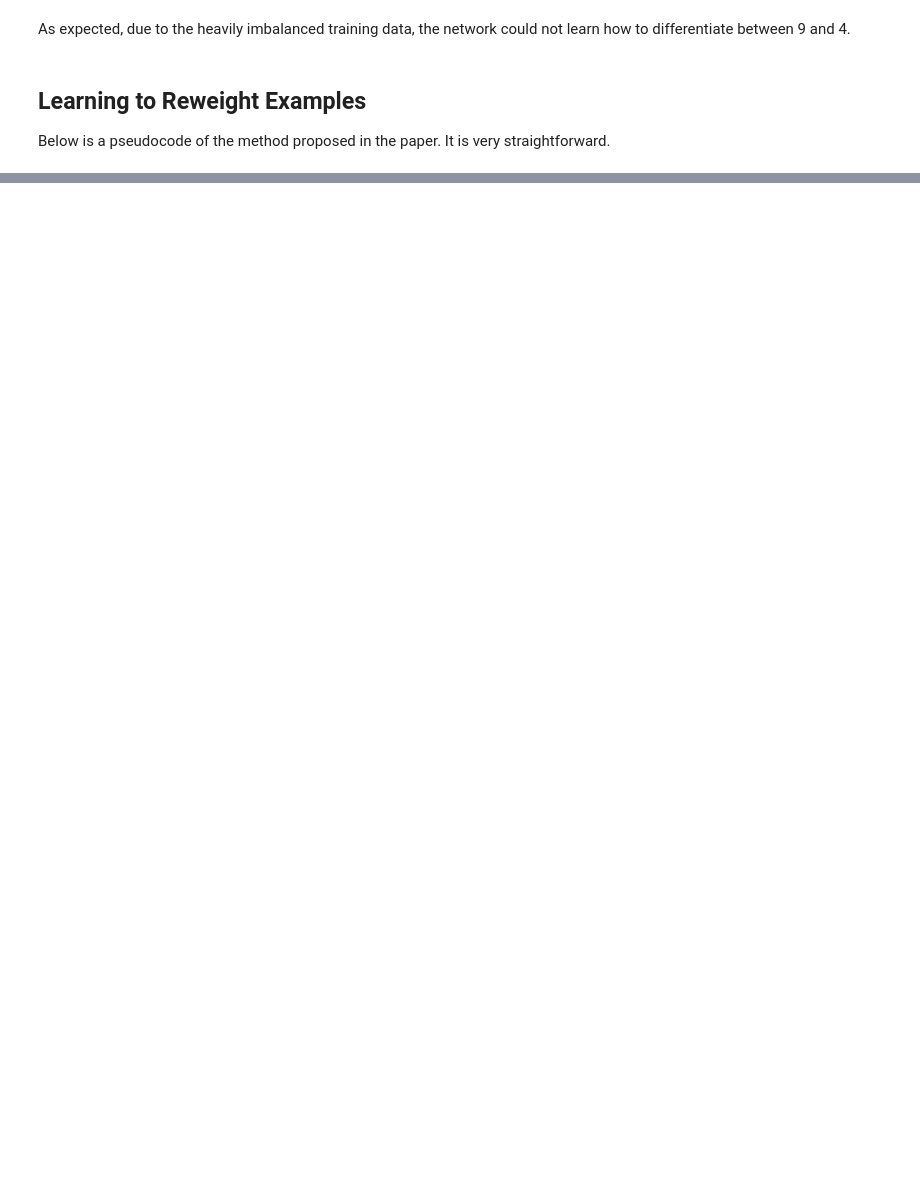
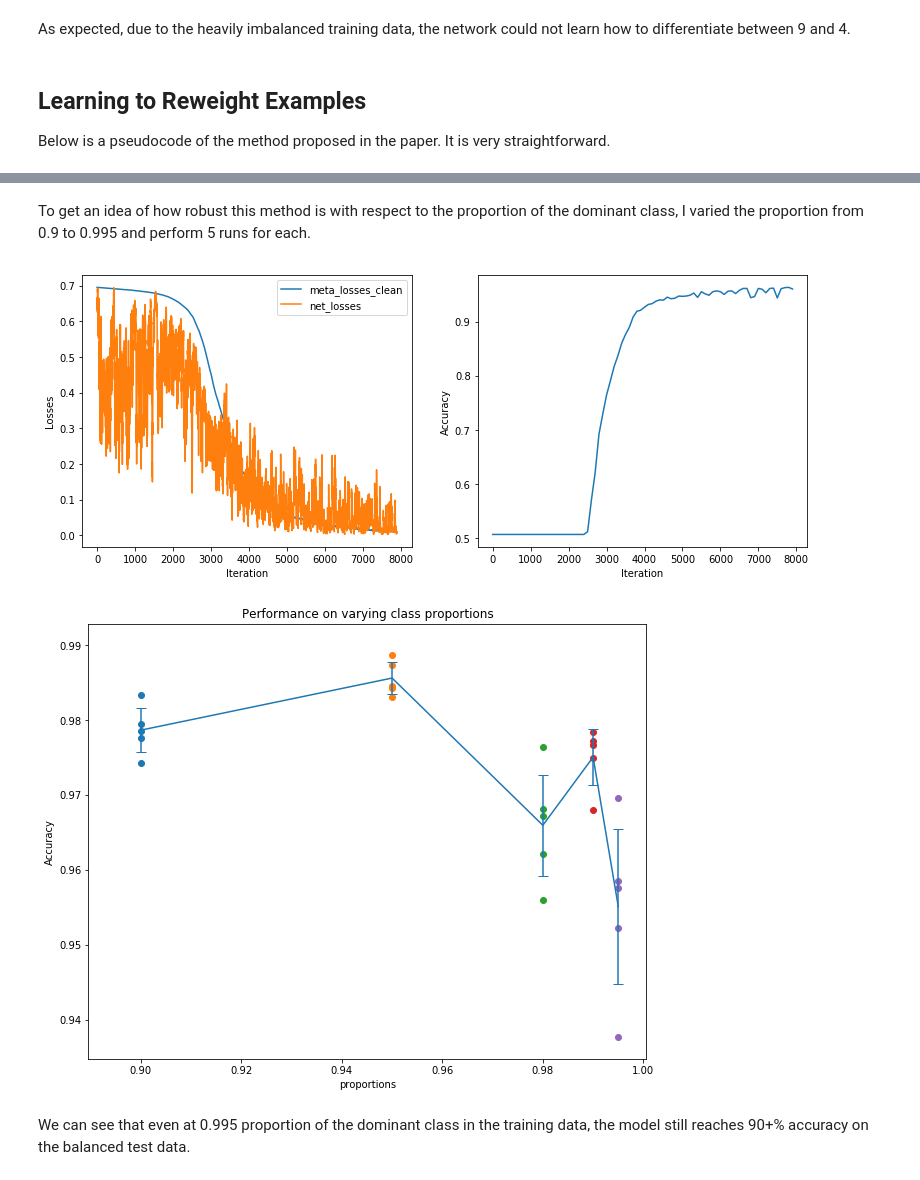
Before and after one commit to danieltan07/learning-to-reweight-examples, a Jupyter notebook: Learning to Reweight Examples for Robust Deep Learning.ipynb, the cells around one changed output, grey strips where cells are left out. Saved outputs shown, nothing was run; the diff lists cells and outputs as text; code cells hidden in the pictures; blank space fills up the shorter version.

```diff
--- a/Learning to Reweight Examples for Robust Deep Learning.ipynb
+++ b/Learning to Reweight Examples for Robust Deep Learning.ipynb
@@ -241,0 +260,38 @@ for i in tqdm(range(hyperparameters['num_iterations'])):
+# %% [markdown]
+To get an idea of how robust this method is with respect to the proportion of the dominant class, I varied the proportion from 0.9 to 0.995 and perform 5 runs for each.
+# %%
+num_repeats = 5
+proportions = [0.9,0.95, 0.98, 0.99, 0.995]
+accuracy_log = {}
+
+for prop in proportions:
+    data_loader = get_mnist_loader(hyperparameters['batch_size'], classes=[9, 4], proportion=prop, mode="train")
+    val_data = to_var(data_loader.dataset.data_val, requires_grad=False)
+    val_labels = to_var(data_loader.dataset.labels_val, requires_grad=False)
+
+    for k in range(num_repeats):
+        accuracy = train_lre()
+
+        if prop in accuracy_log:
+            accuracy_log[prop].append(accuracy)
+        else:
+            accuracy_log[prop] = [accuracy]
+
+plt.figure(figsize=(10,8))
+for prop in proportions:
+    accuracies = accuracy_log[prop]
+    plt.scatter([prop] * len(accuracies), accuracies)
+
+# plot the trend line with error bars that correspond to standard deviation
+accuracies_mean = np.array([np.mean(v) for k,v in sorted(accuracy_log.items())])
+accuracies_std = np.array([np.std(v) for k,v in sorted(accuracy_log.items())])
+plt.errorbar(proportions, accuracies_mean, yerr=accuracies_std)
+plt.title('Performance on varying class proportions')
+plt.xlabel('proportions')
+plt.ylabel('Accuracy')
+plt.show()
+# %% [output]
+[figure, added]
+[figure, added]
+# %% [markdown]
+We can see that even at 0.995 proportion of the dominant class in the training data, the model still reaches 90+% accuracy on the balanced test data.
```
Also changed, not shown: parts of 8 cells of this notebook.
